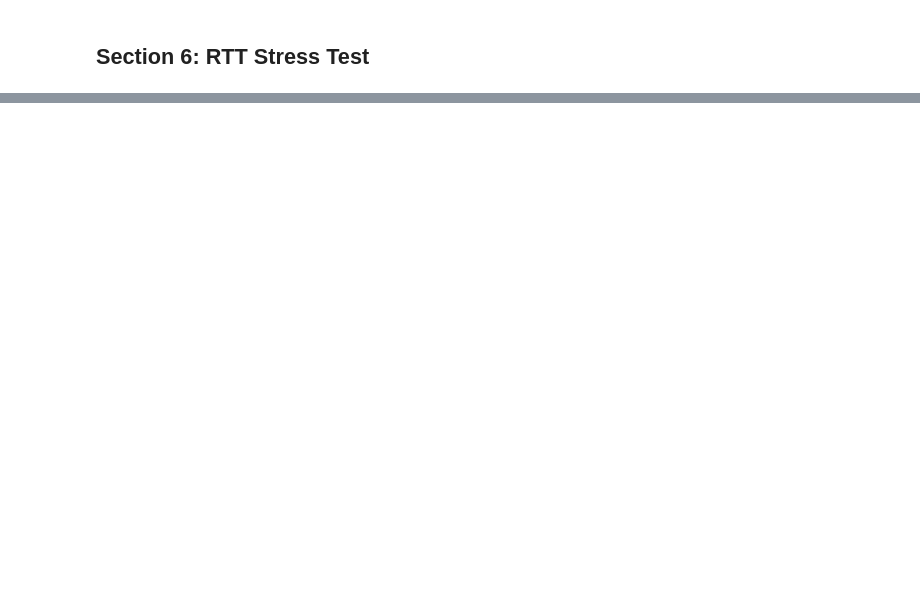
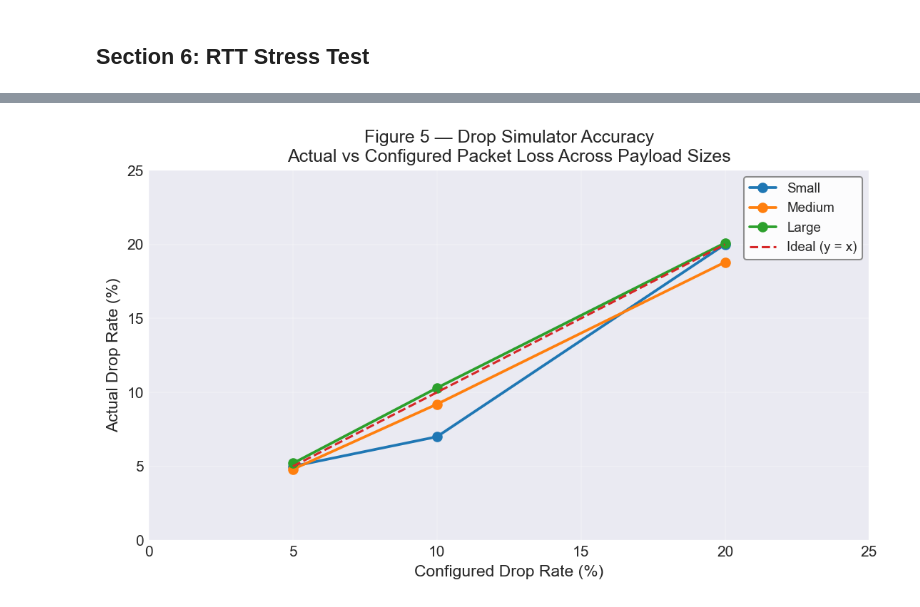
Before and after one commit to yanmxk/cs3102_p2, a Jupyter notebook: LRTP_Protocol_Analysis.ipynb, the cells around one changed output, grey strips where cells are left out. Saved outputs shown, nothing was run; the diff lists cells and outputs as text; code cells hidden in the pictures; blank space fills up the shorter version.

```diff
--- a/LRTP_Protocol_Analysis.ipynb
+++ b/LRTP_Protocol_Analysis.ipynb
@@ -47,17 +51,18 @@ plt.rcParams['font.size'] = 10
 logging.basicConfig(level=logging.ERROR)
 
 log_dir = Path('./exemplar_logs')
+drop_dir = Path('./exemplar_drop_logs')
 plots_dir = Path('./plots')
 
 # Create plots directory if missing
 plots_dir.mkdir(parents=True, exist_ok=True)
 
-if not log_dir.exists():
-    logging.error(f"Log directory not found: {log_dir}")
+if not log_dir.exists() or not drop_dir.exists():
+    logging.error(f"Log directory not found: {log_dir} or {drop_dir}")
 else:
-    files = list(log_dir.glob('*'))
+    files = list(log_dir.glob('*')) + list(drop_dir.glob('*'))
     if not files:
-        logging.error(f"Log directory is empty: {log_dir}")
+        logging.error(f"Log directory is empty: {log_dir} or {drop_dir}")
 # %%
 # Parse test summary and categorize tests
 summary_file = log_dir / 'test_summary.txt'
@@ -555 +604,88 @@ plt.savefig('plots/fig4_stress_rtt_stats')
+# %%
+
+def parse_drop_summary(path):
+    if not path.exists():
+        print(f"⚠ Missing file: {path}")
+        return None
+
+    with open(path, 'r') as f:
+        text = f.read()
+
+    pattern = r'Test \d+: (\w+)-(\d+)pct - PASSED .* actual_drop: ([\d\.]+)%'
+    matches = re.findall(pattern, text)
+
+    if not matches:
+        print("⚠ No drop data found")
+        return None
+
+    rows = []
+    for size, expected, actual in matches:
+        rows.append({
+            'size': size,
+            'expected': int(expected),
+            'actual': float(actual)
+        })
+
+    return pd.DataFrame(rows)
+
+
+df_drop = parse_drop_summary(drop_dir / 'drop_summary.txt')
+
+# Plot
+if df_drop is not None:
+
+    fig, ax = plt.subplots(figsize=(7.5, 4.5))
+
+    # group by size
+    for size in df_drop['size'].unique():
+        sub = df_drop[df_drop['size'] == size].sort_values('expected')
+
+        ax.plot(
+            sub['expected'],
+            sub['actual'],
+            marker='o',
+            lw=1.8,
+            label=size.capitalize()
+        )
+
+    # ideal reference line
+    ax.plot(
+        df_drop['expected'].unique(),
+        df_drop['expected'].unique(),
+        linestyle='--',
+        linewidth=1.5,
+        label='Ideal (y = x)'
+    )
+
+    # Format the plot
+    ax.set_xlabel('Configured Drop Rate (%)')
+    ax.set_ylabel('Actual Drop Rate (%)')
+
+    ax.set_title(
+        'Figure 5 — Drop Simulator Accuracy\n'
+        'Actual vs Configured Packet Loss Across Payload Sizes'
+    )
+
+    ax.set_xlim(0, 25)
+    ax.set_ylim(0, 25)
+
+    # subtle grid
+    ax.grid(alpha=0.25)
+
+    legend = ax.legend(
+        frameon=True,
+        facecolor='white',
+        edgecolor='grey',
+        framealpha=0.9,
+        fontsize=9
+    )
+
+    plt.tight_layout()
+    plt.savefig('plots/fig5_drop_rate_accuracy.png', dpi=300, bbox_inches='tight')
+    plt.show()
+
+else:
+    print("Could not generate plot")
+# %% [output]
+[figure, added]
 # %% [markdown]
```
Also changed, not shown: parts of 10 cells of this notebook, 2 other files.
